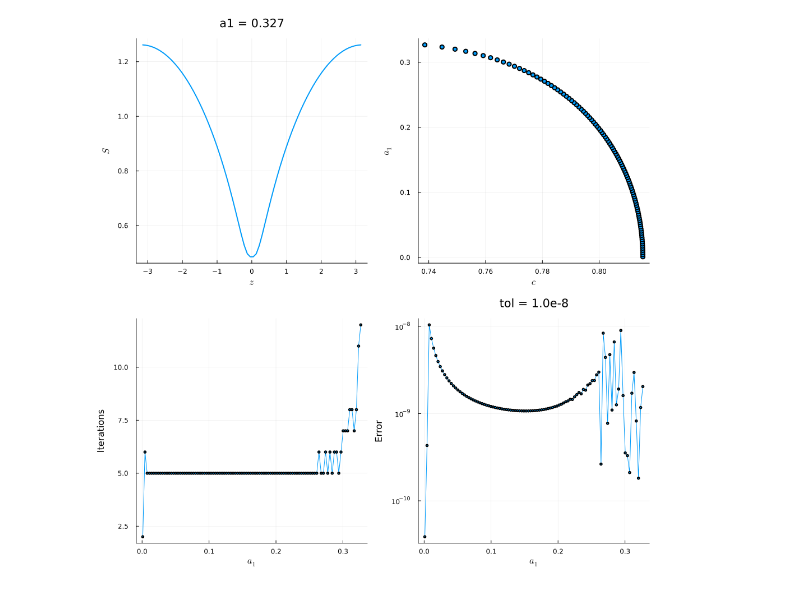
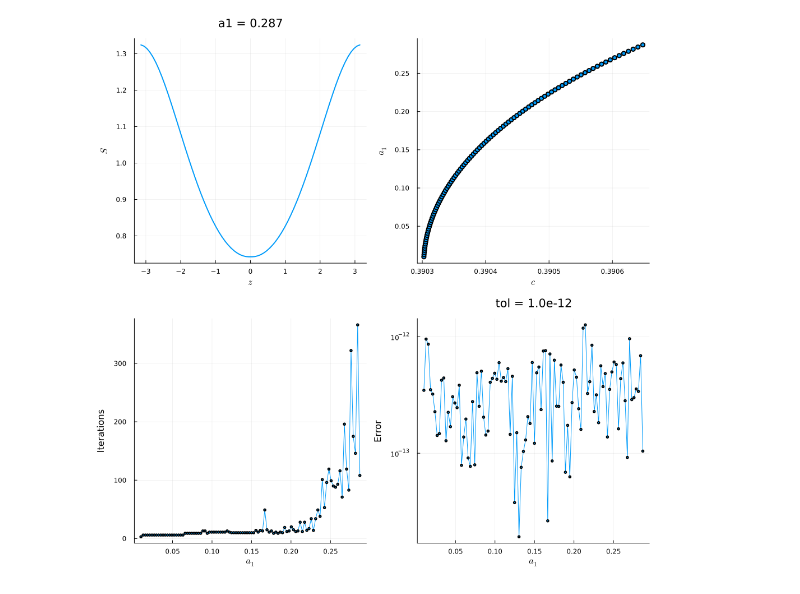
Before and after one commit to karnavr/kylindros, a Jupyter notebook: solving.ipynb, the cells around one changed output. Drawn from its saved outputs; the diff is of its cells as text; code cells hidden in the pictures.

```diff
--- a/solving.ipynb
+++ b/solving.ipynb
@@ -36,6 +50,6 @@ ArgumentError: ArgumentError: matrix contains Infs or NaNs
 # %%
 # plotting
-profile_plot, branch_plot, coeff_plot, convergence_plot, error_plot = plotting("36.1.0e-8.100.Broyden")
+profile_plot, branch_plot, coeff_plot, convergence_plot, error_plot = plotting("36.1.0e-12.100.Broyden")
 plot(profile_plot, branch_plot, convergence_plot, error_plot, size=(1000,1000), layout = (2,2))
 # %% [output]
-[figure, old version]
+[figure, new version]
```
Also changed, not shown: parts of 4 cells of this notebook, 1 other file.
